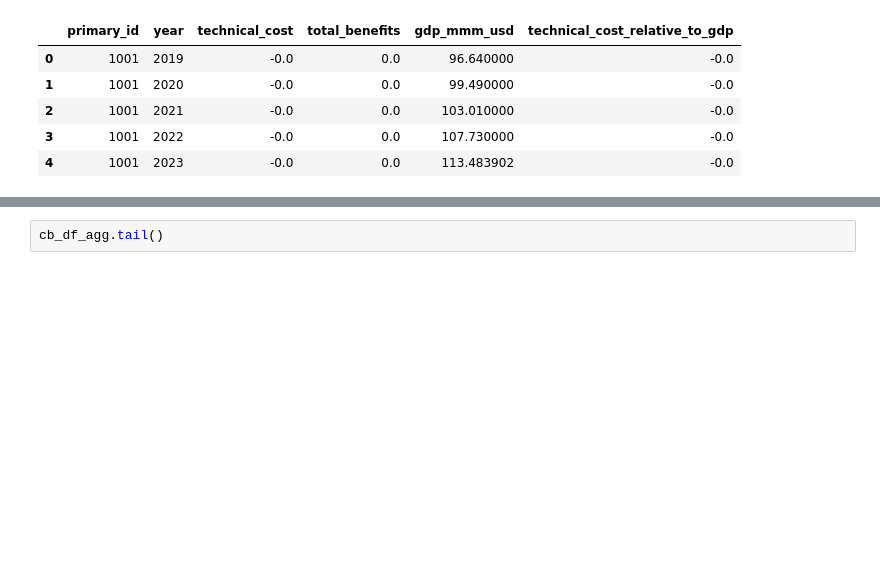
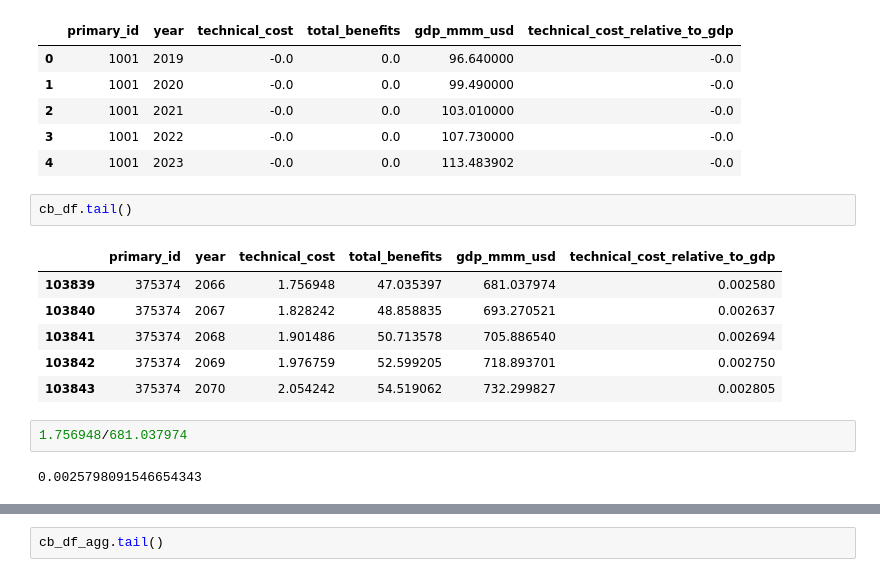
Before and after one commit to sisepuede-framework/ssp_uganda_data, a Jupyter notebook: metamodel/surrogate_model/data_prep.ipynb, the cells around one changed output, grey strips where cells are left out. Drawn from its saved outputs; the diff is of its cells as text; blank space fills up the shorter version.

```diff
--- a/metamodel/surrogate_model/data_prep.ipynb
+++ b/metamodel/surrogate_model/data_prep.ipynb
@@ -538,4 +535,17 @@ cb_df.head()
 | 2 | 1001 | 2021 | -0.0 | 0.0 | 103.010000 | -0.0 |
 | 3 | 1001 | 2022 | -0.0 | 0.0 | 107.730000 | -0.0 |
 | 4 | 1001 | 2023 | -0.0 | 0.0 | 113.483902 | -0.0 |
+# %%
+cb_df.tail()
+# %% [output]
+|  | primary_id | year | technical_cost | total_benefits | gdp_mmm_usd | technical_cost_relative_to_gdp |
+| 103839 | 375374 | 2066 | 1.756948 | 47.035397 | 681.037974 | 0.002580 |
+| 103840 | 375374 | 2067 | 1.828242 | 48.858835 | 693.270521 | 0.002637 |
+| 103841 | 375374 | 2068 | 1.901486 | 50.713578 | 705.886540 | 0.002694 |
+| 103842 | 375374 | 2069 | 1.976759 | 52.599205 | 718.893701 | 0.002750 |
+| 103843 | 375374 | 2070 | 2.054242 | 54.519062 | 732.299827 | 0.002805 |
+# %%
+1.756948/681.037974
+# %% [output]
+0.0025798091546654343
 # %%
```
Also changed, not shown: parts of 19 cells of this notebook, 6 other files.
